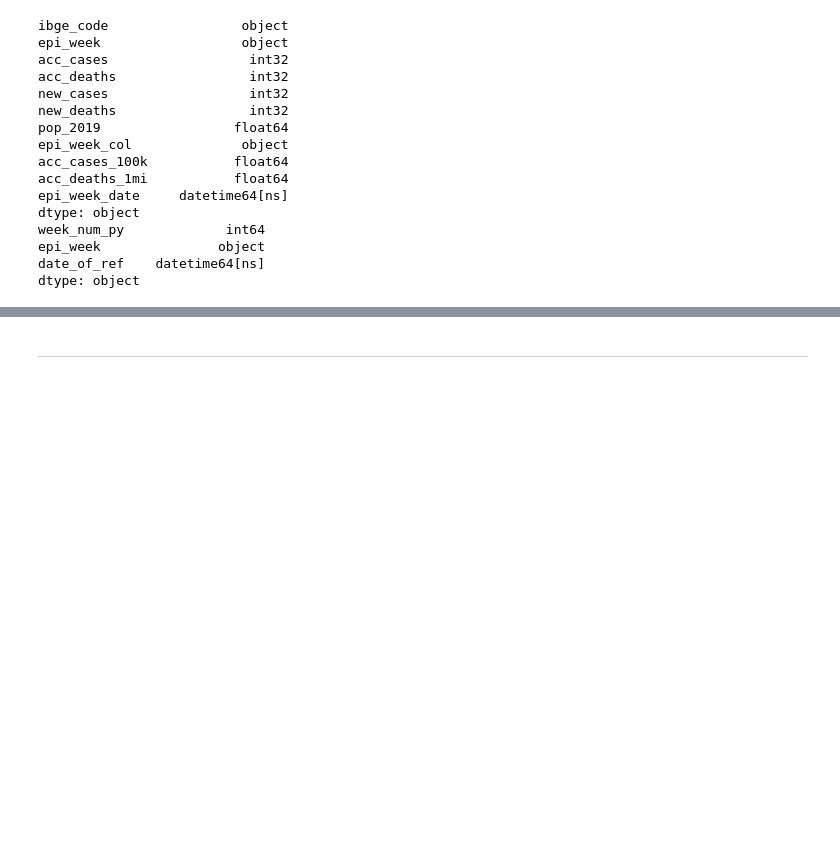
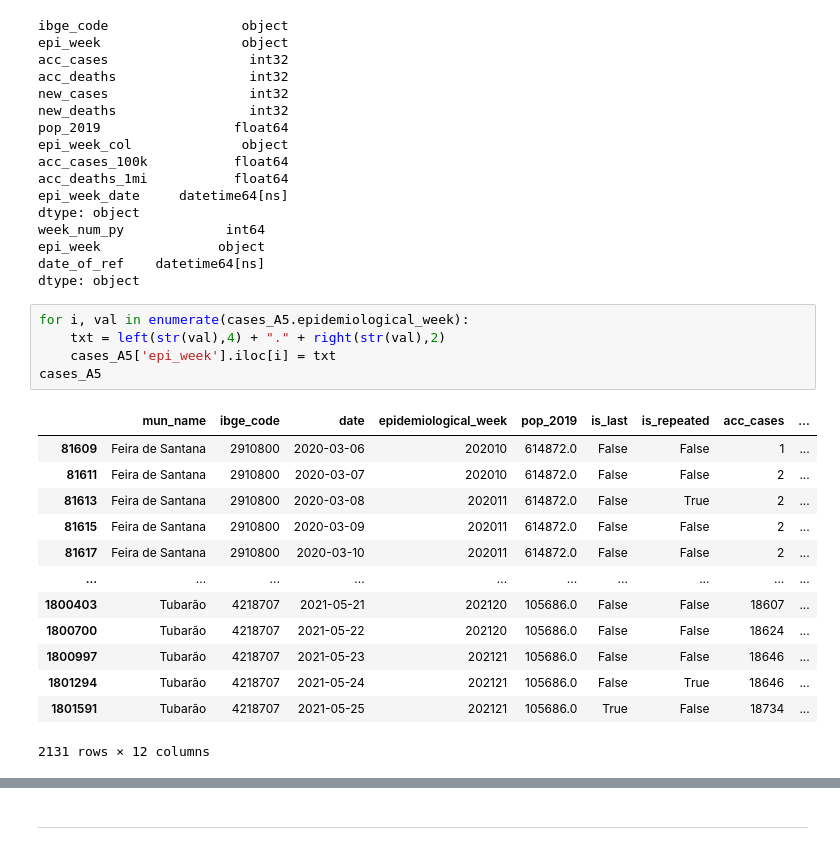
Before and after one commit to alexandrepereiraarq/COVIDGI, a Jupyter notebook: CVGI_MR_05_analysis.ipynb, the cells around one changed output, grey strips where cells are left out. Cells and saved outputs as stored; diff of their text form; blank space fills up the shorter version.

```diff
--- a/CVGI_MR_05_analysis.ipynb
+++ b/CVGI_MR_05_analysis.ipynb
@@ -608,6 +623,25 @@ week_num_py             int64
 epi_week               object
 date_of_ref    datetime64[ns]
 dtype: object
+# %%
+for i, val in enumerate(cases_A5.epidemiological_week):
+    txt = left(str(val),4) + "." + right(str(val),2)
+    cases_A5['epi_week'].iloc[i] = txt
+cases_A5
+# %% [output]
+|  | mun_name | ibge_code | date | epidemiological_week | pop_2019 | is_last | is_repeated | acc_cases | ... |
+| 81609 | Feira de Santana | 2910800 | 2020-03-06 | 202010 | 614872.0 | False | False | 1 | ... |
+| 81611 | Feira de Santana | 2910800 | 2020-03-07 | 202010 | 614872.0 | False | False | 2 | ... |
+| 81613 | Feira de Santana | 2910800 | 2020-03-08 | 202011 | 614872.0 | False | True | 2 | ... |
+| 81615 | Feira de Santana | 2910800 | 2020-03-09 | 202011 | 614872.0 | False | False | 2 | ... |
+| 81617 | Feira de Santana | 2910800 | 2020-03-10 | 202011 | 614872.0 | False | False | 2 | ... |
+| ... | ... | ... | ... | ... | ... | ... | ... | ... | ... |
+| 1800403 | Tubarão | 4218707 | 2021-05-21 | 202120 | 105686.0 | False | False | 18607 | ... |
+| 1800700 | Tubarão | 4218707 | 2021-05-22 | 202120 | 105686.0 | False | False | 18624 | ... |
+| 1800997 | Tubarão | 4218707 | 2021-05-23 | 202121 | 105686.0 | False | False | 18646 | ... |
+| 1801294 | Tubarão | 4218707 | 2021-05-24 | 202121 | 105686.0 | False | True | 18646 | ... |
+| 1801591 | Tubarão | 4218707 | 2021-05-25 | 202121 | 105686.0 | True | False | 18734 | ... |
+2131 rows × 12 columns
 # %%
 cases_A5_merged = cases_A5.merge(right=week_num_df,how="left", on="epi_week") #left_on=True, right_on=False
 cases_A5_merged
```
Also changed, not shown: parts of 13 cells of this notebook, 2 other files.
